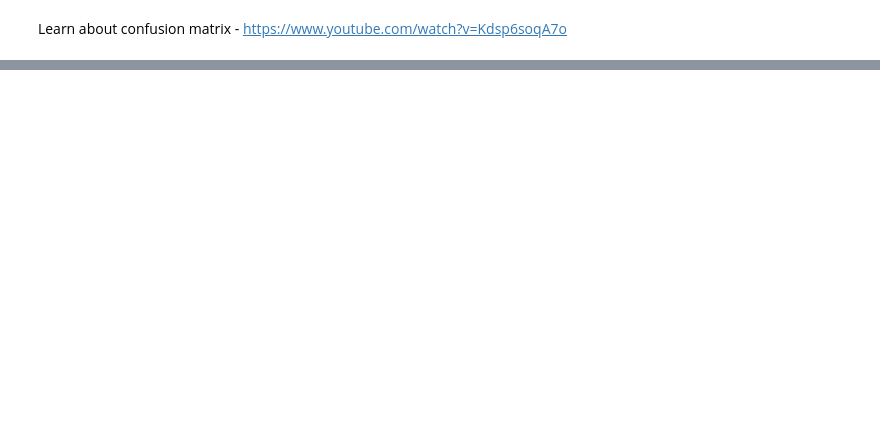
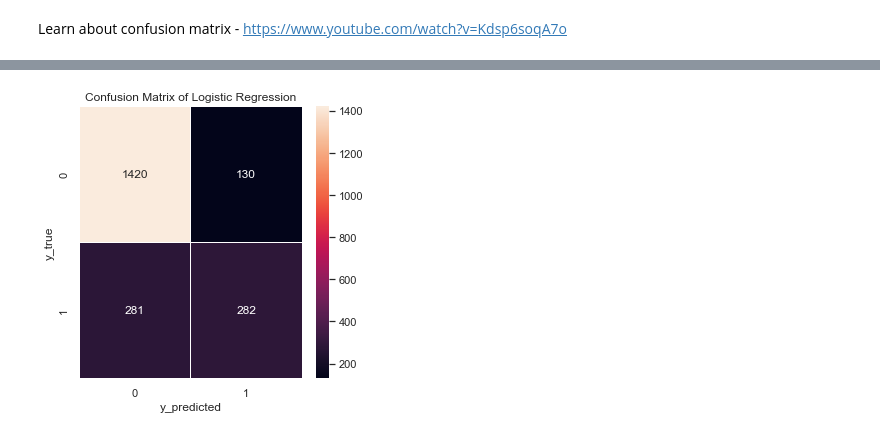
Before and after one commit to vnaazleen/telco-churn-prediction, a Jupyter notebook: Telco Customer Churn.ipynb, the cells around one changed output, grey strips where cells are left out. Cells and saved outputs as stored; diff of their text form; code cells hidden in the pictures; blank space fills up the shorter version.

```diff
--- a/Telco Customer Churn.ipynb
+++ b/Telco Customer Churn.ipynb
@@ -742,0 +796,13 @@ Learn about confusion matrix - https://www.youtube.com/watch?v=Kdsp6soqA7o
+# %%
+#for SVM
+cm_lr = confusion_matrix(y_test,svc_model.predict(X_test))
+
+# %% confusion matrix visualization
+f, ax = plt.subplots(figsize = (5,5))
+sns.heatmap(cm_lr, annot = True, linewidths = 0.5, color = "red", fmt = ".0f", ax=ax)
+plt.xlabel("y_predicted")
+plt.ylabel("y_true")
+plt.title("Confusion Matrix of Logistic Regression")
+plt.show()
+# %% [output]
+[figure, added]
```
Also changed, not shown: parts of 23 cells of this notebook.
